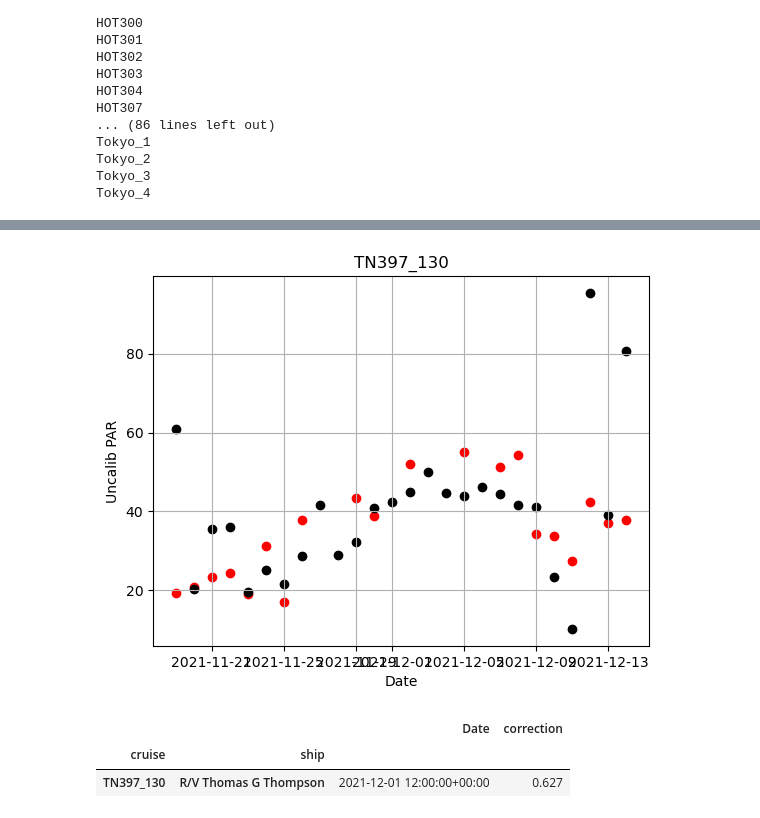
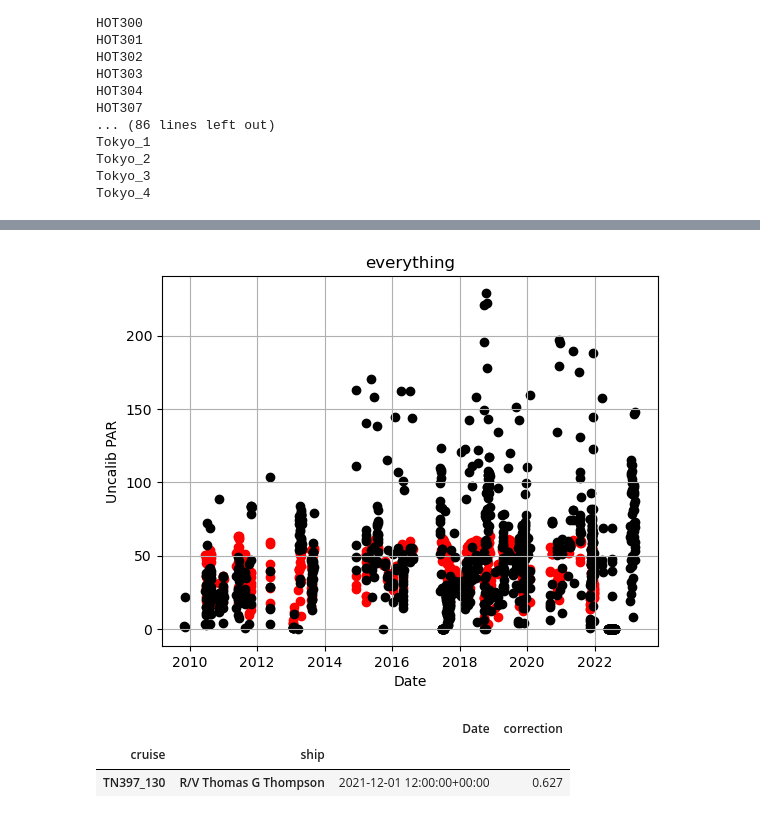
Before and after one commit to kpc02/SACNAS-2023-project, a Jupyter notebook: all_PAR_calib_python.ipynb, the cells around one changed output, grey strips where cells are left out. Cells and saved outputs as stored; diff of their text form; code cells hidden in the pictures.

Commit message:
working on entire seaflow cruises correction factors

```diff
--- a/all_PAR_calib_python.ipynb
+++ b/all_PAR_calib_python.ipynb
@@ -198,3 +157,0 @@ See the caveats in the documentation: https://pandas.pydata.org/pandas-docs/stab
-# %%
-## trying to replace negative par values with the zeroed par values
-df3.loc[to_zero.index, 'PAR'] = to_zero.values
@@ -217,12 +183,12 @@ plt.plot(x, y)
 # %%
-df2.PAR = 10**-6 * df2.PAR * 24 * 60 * 60
+df3.PAR = 10**-6 * df3.PAR * 24 * 60 * 60
 # time to convert PAR units from microeinstein to einstein to match satellite date
 # %%
-lat_value = df2[df2.LAT.notnull()]
-lon_value = df2[df2.LON.notnull()]
+lat_value = df3[df3.LAT.notnull()]
+lon_value = df3[df3.LON.notnull()]
 # here i've set indexed out the NaN values in lat and lon column before putting it into groupby function
 
-sfl_daily = df2.groupby([pd.Grouper(key = 'Date', freq = 'D'), 'cruise', 'ship']).agg({
+sfl_daily = df3.groupby([pd.Grouper(key = 'Date', freq = 'D'), 'cruise', 'ship']).agg({
     'PAR': 'mean',
     'LAT': ['min', 'max'],
     'LON': ['min', 'max']}).reset_index()
@@ -279,5 +231,6 @@ Name: 25, dtype: object
 # %%
 # calculates the correction factor and makes column in clean_sfl
 
-correction = (clean_sfl['sat_PAR'] / clean_sfl['PAR mean']).median()
-clean_sfl['correction'] = correction
+correction = (clean_sfl['sat_PAR'] / clean_sfl['PAR mean'])
+clean_sfl['correction'] = correction.astype(float)
+clean_sfl.groupby(['cruise', 'ship']).median()
@@ -284,21 +252,21 @@ clean_sfl['correction'] = correction
 # %%
 # figure plotting stuff out later
 
 x = clean_sfl['Date']
 y1 = clean_sfl['sat_PAR']
 y2 = clean_sfl['PAR mean'] * correction
 
 
 plt.scatter(x, y1, color='red', label='sat_PAR')
 plt.scatter(x, y2, color='black', label='PAR')
 
 
 plt.xlabel("Date")
 plt.ylabel("Uncalib PAR")
-plt.title("TN397_130") ### change this so that each plot made is specific to matching cruise .. idk how yet
+plt.title("everything") ### change this so that each plot made is specific to matching cruise .. idk how yet
 plt.grid()
 # %% [output]
-[figure, old version]
+[figure, new version]
 # %%
 calib = clean_sfl.groupby(['cruise', 'ship']).agg({
     'Date' : 'mean',
```
Also changed, not shown: parts of 9 cells of this notebook.
